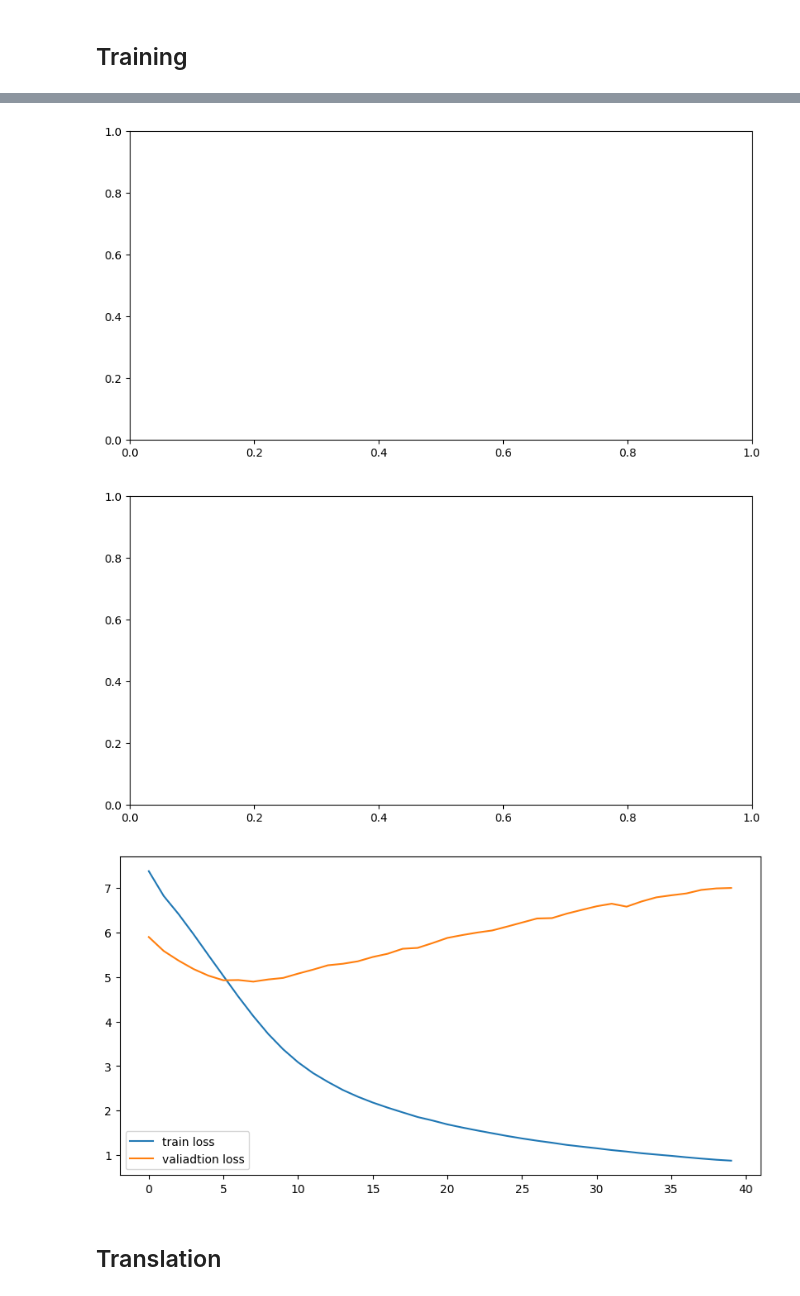
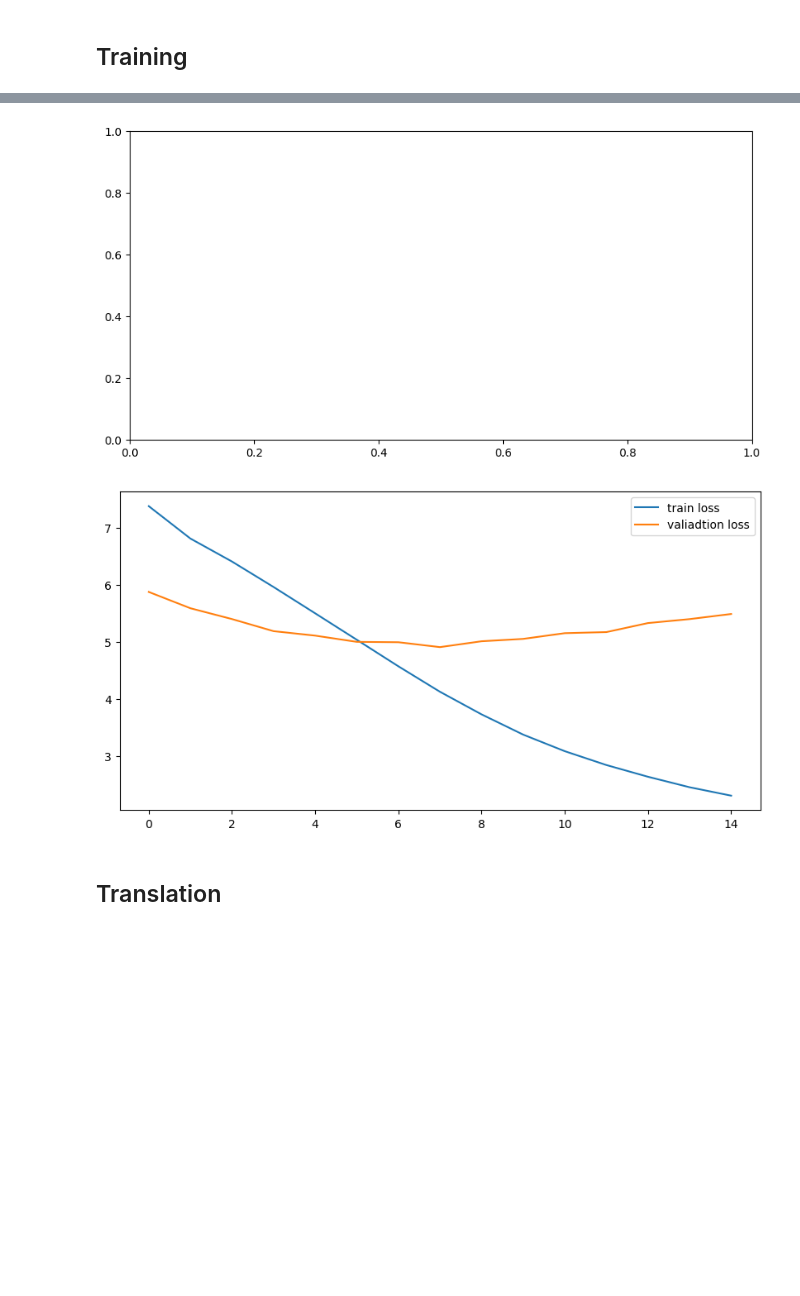
Before and after one commit to Strifee/arabic2english, a Jupyter notebook: translation.ipynb, the cells around one changed output, grey strips where cells are left out. Drawn from its saved outputs; the diff is of its cells as text; code cells hidden in the pictures; blank space fills up the shorter version.

```diff
--- a/translation.ipynb
+++ b/translation.ipynb
@@ -209,7 +209,7 @@ train_iter, valid_iter = data.BucketIterator.splits(
 load_model = False
 save_model = True
 
-num_epochs = 40
+num_epochs = 15
 learning_rate = 0.0003
 
 num_heads = 8
@@ -338,14 +338,13 @@ for epoch in range(num_epochs):
 # %%
 #the train loss after 50 epoch
 plt.figure(figsize=(10,5))
-plt.plot(range(40),loss_track,label="train loss")
-plt.plot(range(40),loss_validation_track,label="valiadtion loss")
+plt.plot(range(15),loss_track,label="train loss")
+plt.plot(range(15),loss_validation_track,label="valiadtion loss")
 plt.legend()
 plt.show()
 # %% [output]
 [figure]
-[figure, old version]
+[figure, new version]
-[figure, removed]
 # %% [markdown]
 ## Translation
 # %%
```
Also changed, not shown: parts of 5 cells of this notebook.
